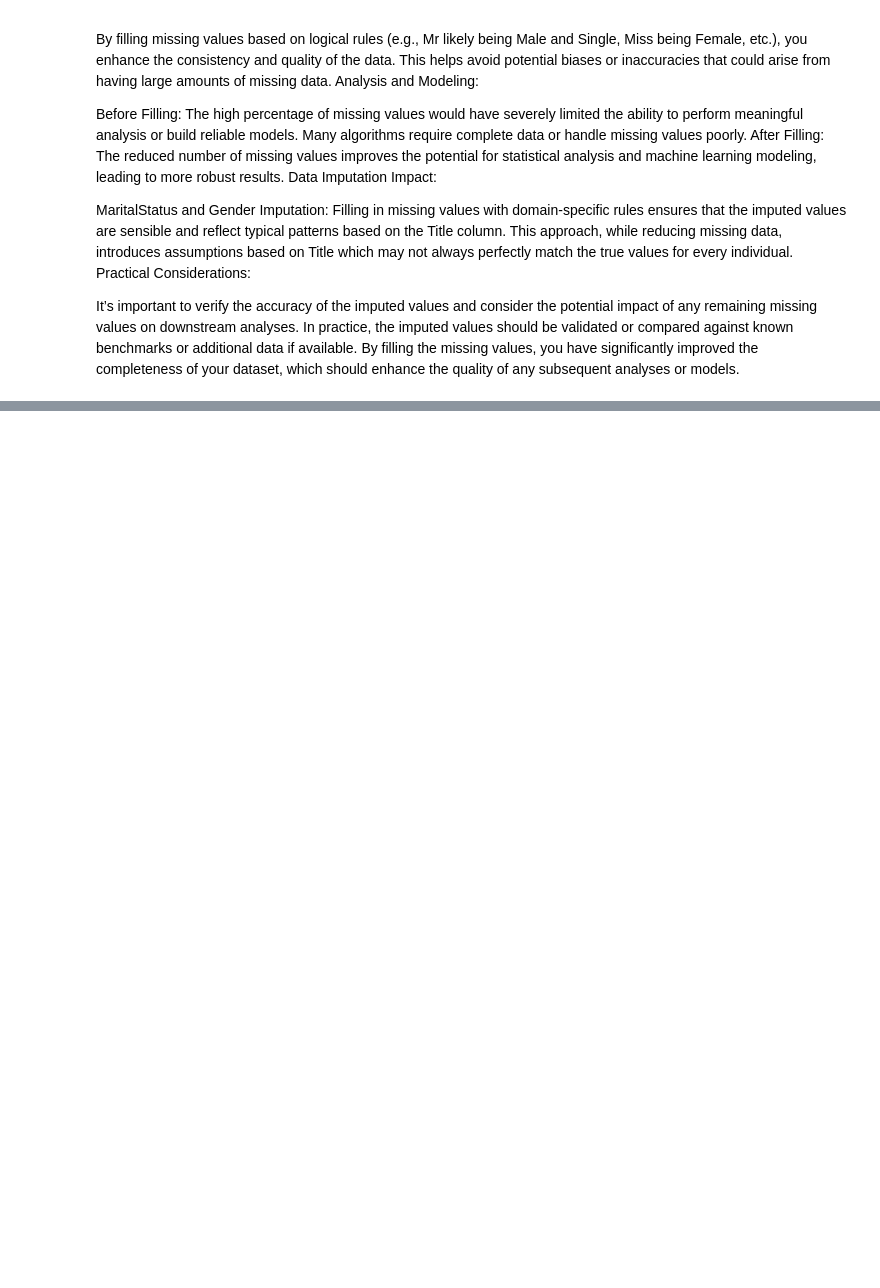
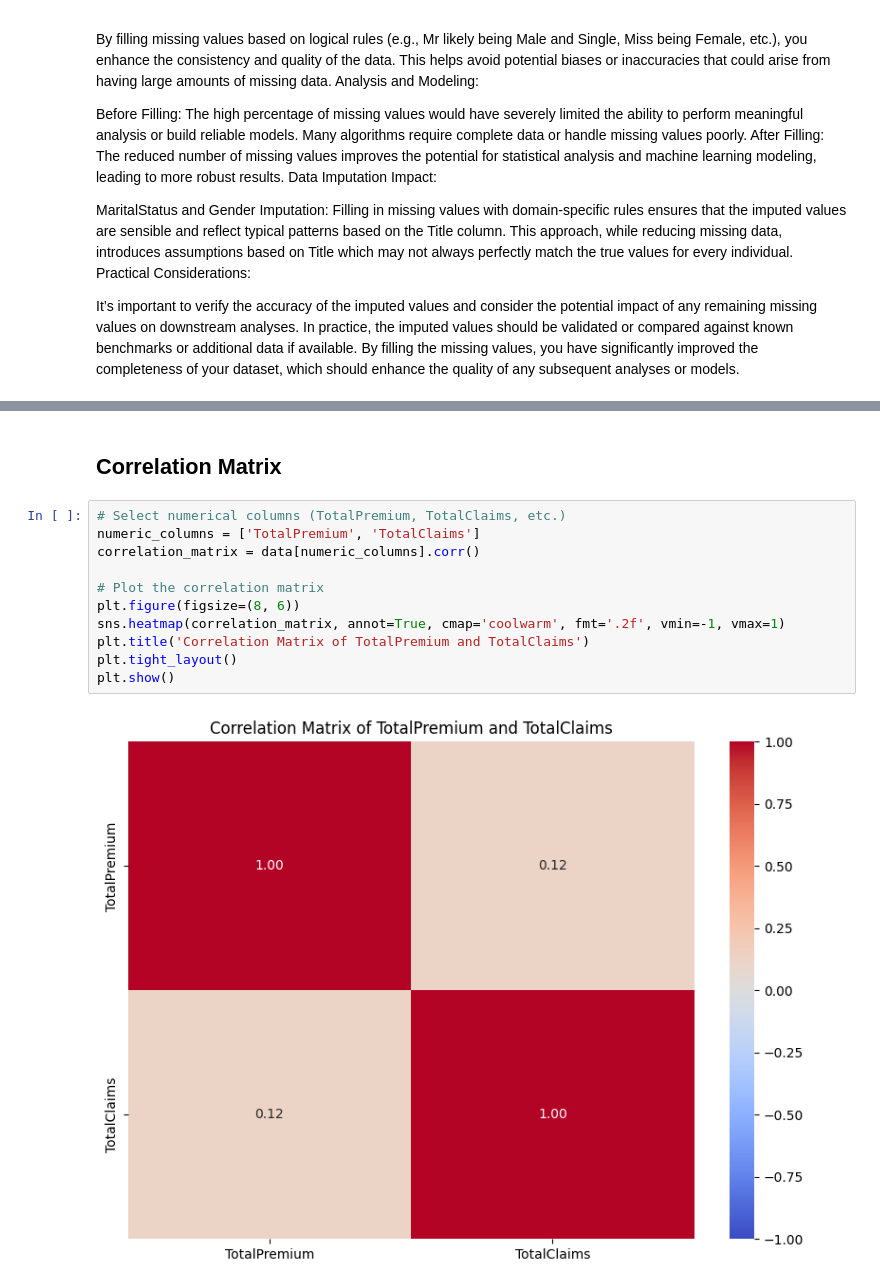
Before and after one commit to Ermi23/Claim-And-Risk-Analytics-for-Insurance, a Jupyter notebook: notebooks/Insurance_Data_EDA.ipynb, the cells around one changed output, grey strips where cells are left out. Cells and saved outputs as stored; diff of their text form; blank space fills up the shorter version.

```diff
--- a/notebooks/Insurance_Data_EDA.ipynb
+++ b/notebooks/Insurance_Data_EDA.ipynb
@@ -440,0 +457,15 @@ By filling the missing values, you have significantly improved the completeness
+# %% [markdown]
+## Correlation Matrix
+# %%
+# Select numerical columns (TotalPremium, TotalClaims, etc.)
+numeric_columns = ['TotalPremium', 'TotalClaims']
+correlation_matrix = data[numeric_columns].corr()
+
+# Plot the correlation matrix
+plt.figure(figsize=(8, 6))
+sns.heatmap(correlation_matrix, annot=True, cmap='coolwarm', fmt='.2f', vmin=-1, vmax=1)
+plt.title('Correlation Matrix of TotalPremium and TotalClaims')
+plt.tight_layout()
+plt.show()
+# %% [output]
+[figure, added]
```
Also changed, not shown: parts of 5 cells of this notebook.
